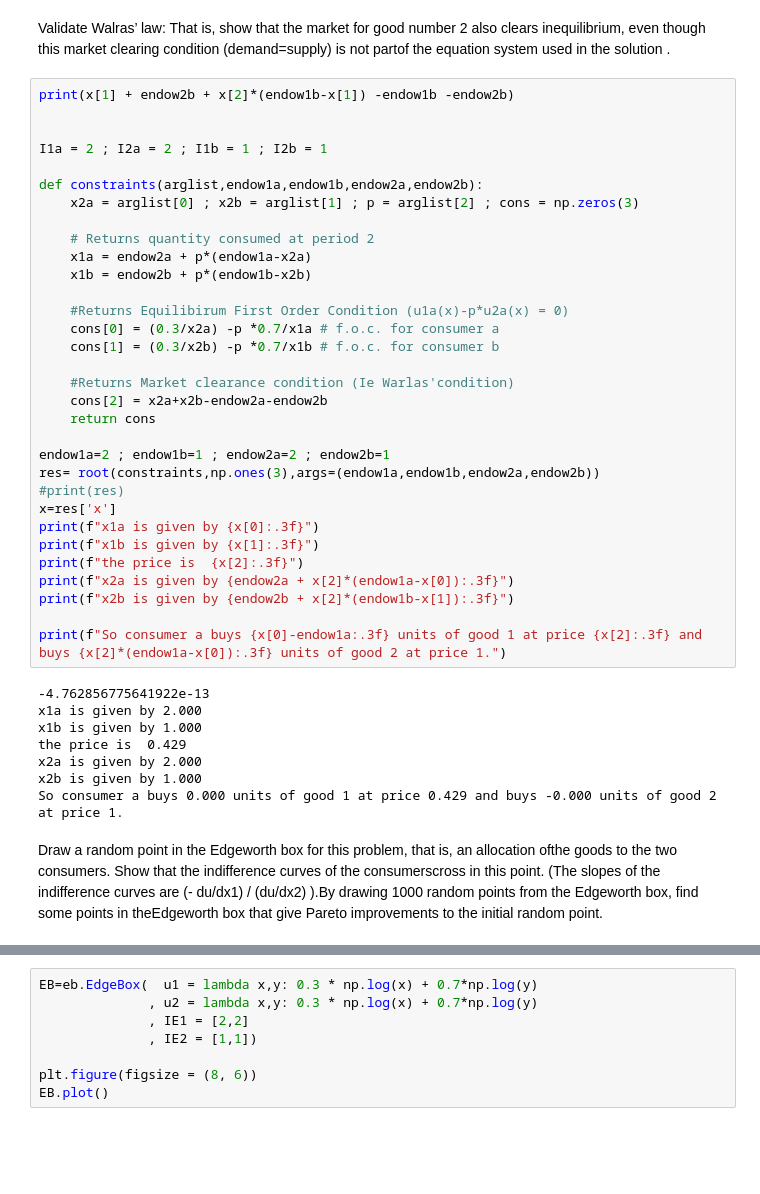
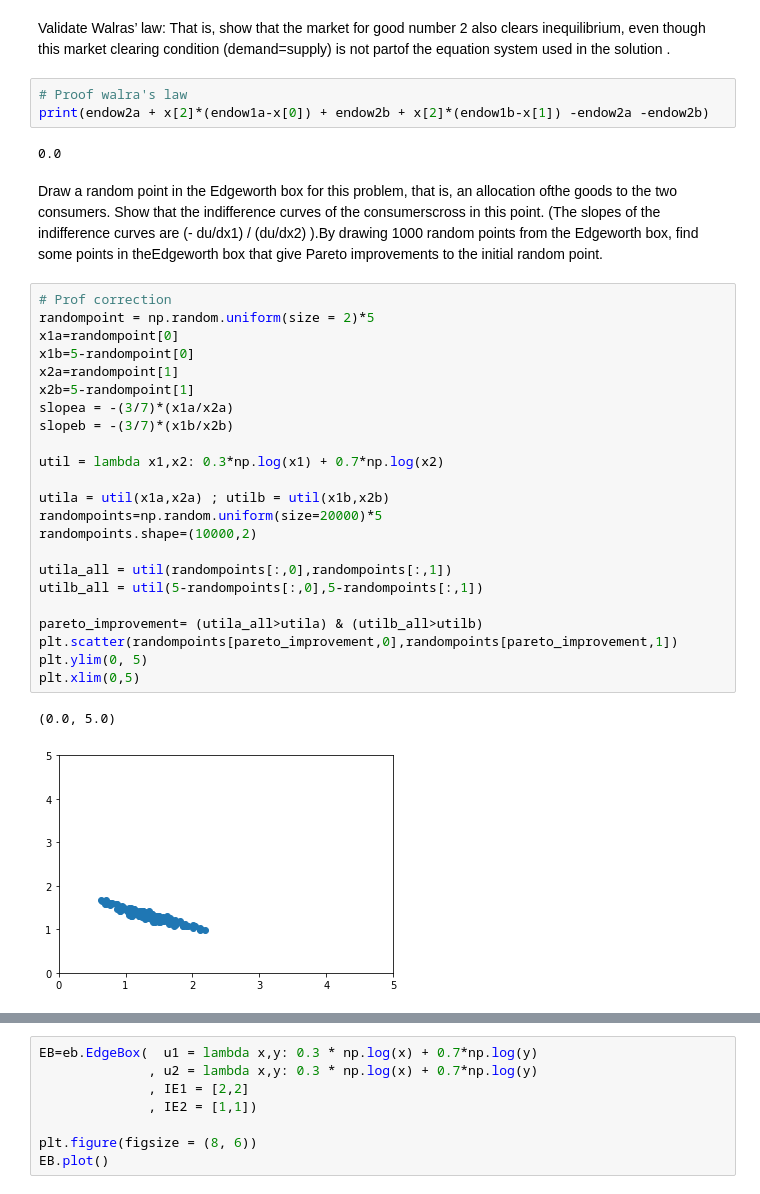
Before and after one commit to PaulineMalaguti/EBA3650, a Jupyter notebook: Lecture 7/QE_Problems_7.ipynb, the cells around one changed output, grey strips where cells are left out. Saved outputs shown, nothing was run; the diff lists cells and outputs as text; blank space fills up the shorter version.

Commit message:
Added commented problem 2 using the prof correction

```diff
--- a/Lecture 7/QE_Problems_7.ipynb
+++ b/Lecture 7/QE_Problems_7.ipynb
@@ -46,45 +46,36 @@ x2b is given by 1.000
 So consumer a buys 0.000 units of good 1 at price 0.429 and buys -0.000 units of good 2 at price 1.
 # %% [markdown]
 Validate Walras’ law: That is, show that the market for good number 2 also clears inequilibrium, even though this market clearing condition (demand=supply) is not partof the equation system used in the solution .
-# %%
-print(x[1] + endow2b + x[2]*(endow1b-x[1]) -endow1b -endow2b)
-
-
-I1a = 2 ; I2a = 2 ; I1b = 1 ; I2b = 1
-
-def constraints(arglist,endow1a,endow1b,endow2a,endow2b):
-    x2a = arglist[0] ; x2b = arglist[1] ; p = arglist[2] ; cons = np.zeros(3)
-
-    # Returns quantity consumed at period 2
-    x1a = endow2a + p*(endow1a-x2a)
-    x1b = endow2b + p*(endow1b-x2b)
-
-    #Returns Equilibirum First Order Condition (u1a(x)-p*u2a(x) = 0)
-    cons[0] = (0.3/x2a) -p *0.7/x1a # f.o.c. for consumer a
-    cons[1] = (0.3/x2b) -p *0.7/x1b # f.o.c. for consumer b
-
-    #Returns Market clearance condition (Ie Warlas'condition)
-    cons[2] = x2a+x2b-endow2a-endow2b
-    return cons
-
-endow1a=2 ; endow1b=1 ; endow2a=2 ; endow2b=1
-res= root(constraints,np.ones(3),args=(endow1a,endow1b,endow2a,endow2b))
-#print(res)
-x=res['x']
-print(f"x1a is given by {x[0]:.3f}")
-print(f"x1b is given by {x[1]:.3f}")
-print(f"the price is  {x[2]:.3f}")
-print(f"x2a is given by {endow2a + x[2]*(endow1a-x[0]):.3f}")
-print(f"x2b is given by {endow2b + x[2]*(endow1b-x[1]):.3f}")
-
-print(f"So consumer a buys {x[0]-endow1a:.3f} units of good 1 at price {x[2]:.3f} and buys {x[2]*(endow1a-x[0]):.3f} units of good 2 at price 1.")
-# %% [output]
--4.762856775641922e-13
-x1a is given by 2.000
-x1b is given by 1.000
-the price is  0.429
-x2a is given by 2.000
-x2b is given by 1.000
-So consumer a buys 0.000 units of good 1 at price 0.429 and buys -0.000 units of good 2 at price 1.
+# %%
+# Proof walra's law
+print(endow2a + x[2]*(endow1a-x[0]) + endow2b + x[2]*(endow1b-x[1]) -endow2a -endow2b)
+# %% [output]
+0.0
 # %% [markdown]
 Draw a random point in the Edgeworth box for this problem, that is, an allocation ofthe goods to the two consumers. Show that the indifference curves of the consumerscross in this point. (The slopes of the indifference curves are (- du/dx1) / (du/dx2) ).By drawing 1000 random points from the Edgeworth box, find some points in theEdgeworth box that give Pareto improvements to the initial random point.
+# %%
+# Prof correction
+randompoint = np.random.uniform(size = 2)*5
+x1a=randompoint[0]
+x1b=5-randompoint[0]
+x2a=randompoint[1]
+x2b=5-randompoint[1]
+slopea = -(3/7)*(x1a/x2a)
+slopeb = -(3/7)*(x1b/x2b)
+
+util = lambda x1,x2: 0.3*np.log(x1) + 0.7*np.log(x2)
+
+utila = util(x1a,x2a) ; utilb = util(x1b,x2b)
+randompoints=np.random.uniform(size=20000)*5
+randompoints.shape=(10000,2)
+
+utila_all = util(randompoints[:,0],randompoints[:,1])
+utilb_all = util(5-randompoints[:,0],5-randompoints[:,1])
+
+pareto_improvement= (utila_all>utila) & (utilb_all>utilb)
+plt.scatter(randompoints[pareto_improvement,0],randompoints[pareto_improvement,1])
+plt.ylim(0, 5)
+plt.xlim(0,5)
+# %% [output]
+(0.0, 5.0)
+[figure, added]
```
Also changed, not shown: parts of 22 cells of this notebook.
